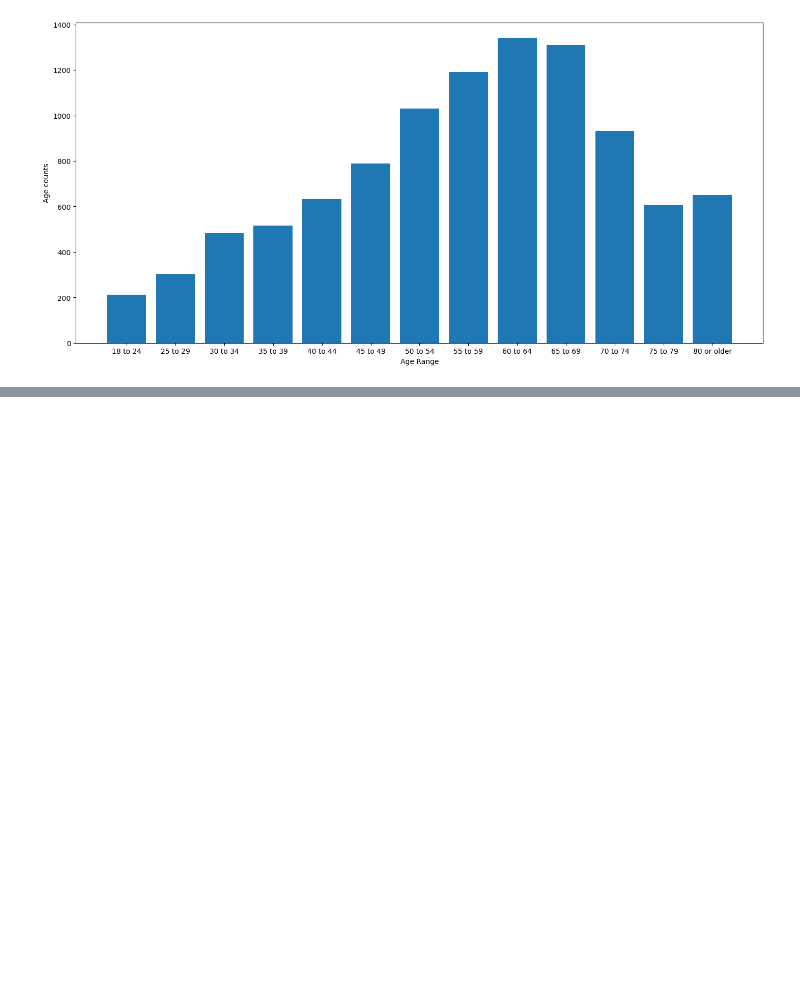
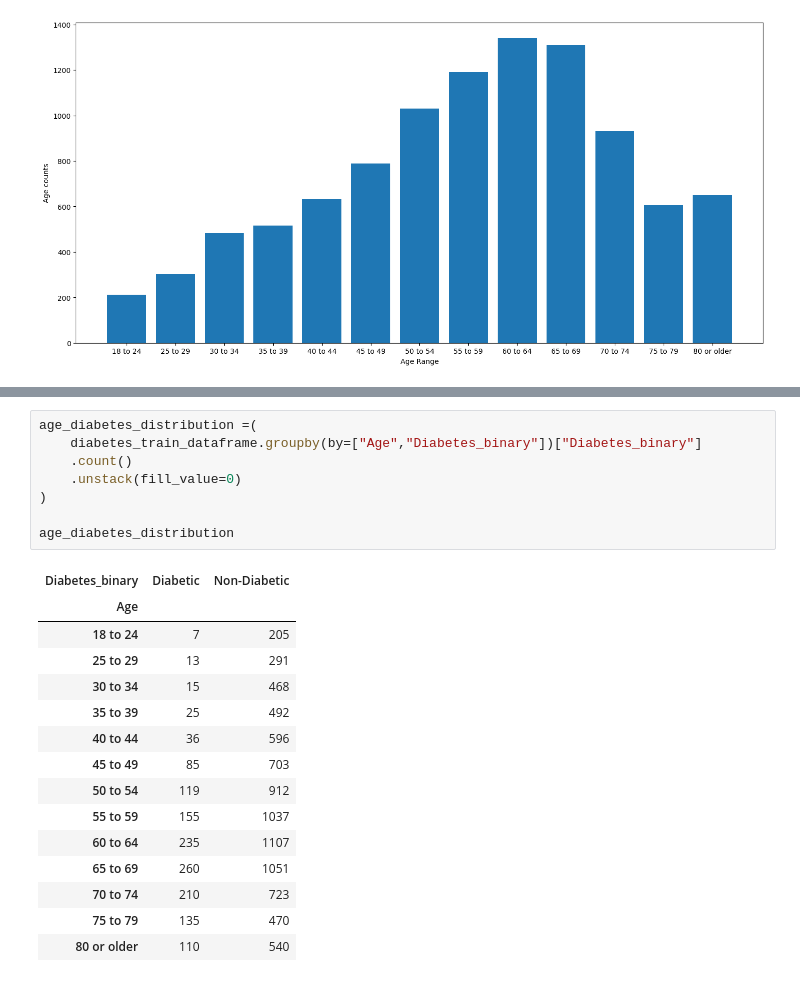
Before and after one commit to amjadAwad95/diabetes-prediction, a Jupyter notebook: src/EDA.ipynb, the cells around one changed output, grey strips where cells are left out. Cells and saved outputs as stored; diff of their text form; blank space fills up the shorter version.

```diff
--- a/src/EDA.ipynb
+++ b/src/EDA.ipynb
@@ -127,0 +128,24 @@ plt.show()
+# %%
+age_diabetes_distribution =(
+    diabetes_train_dataframe.groupby(by=["Age","Diabetes_binary"])["Diabetes_binary"]
+    .count()
+    .unstack(fill_value=0)
+)
+
+age_diabetes_distribution
+# %% [output]
+| Diabetes_binary | Diabetic | Non-Diabetic |
+| Age |  |  |
+| 18 to 24 | 7 | 205 |
+| 25 to 29 | 13 | 291 |
+| 30 to 34 | 15 | 468 |
+| 35 to 39 | 25 | 492 |
+| 40 to 44 | 36 | 596 |
+| 45 to 49 | 85 | 703 |
+| 50 to 54 | 119 | 912 |
+| 55 to 59 | 155 | 1037 |
+| 60 to 64 | 235 | 1107 |
+| 65 to 69 | 260 | 1051 |
+| 70 to 74 | 210 | 723 |
+| 75 to 79 | 135 | 470 |
+| 80 or older | 110 | 540 |
```
Also changed, not shown: parts of 3 cells of this notebook, 1 other file.
